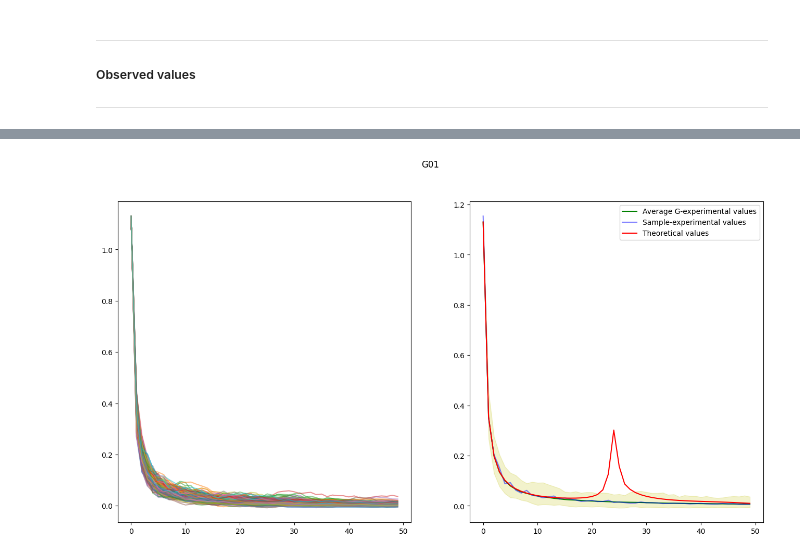
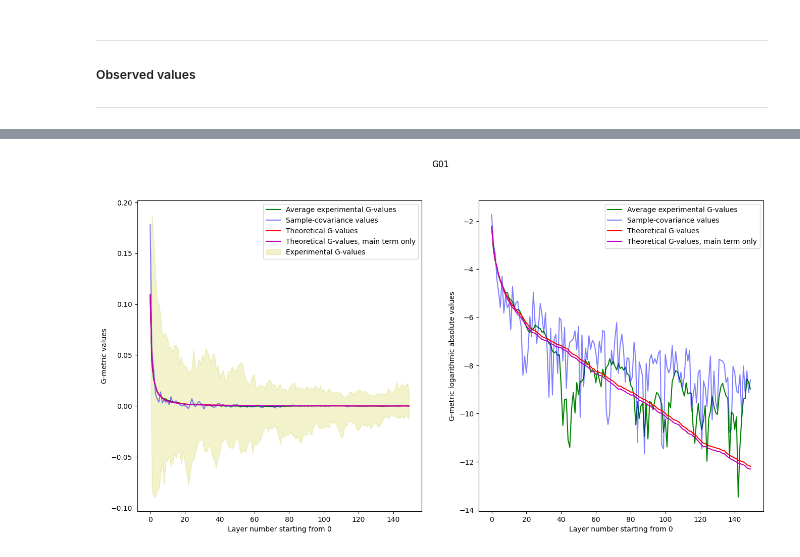
Before and after one commit to vkmbox/Ml-readinggroup, a Jupyter notebook: Roberts_Yaida/chapter5/init_distribution_recursion_ffn_tanh.ipynb, the cells around one changed output, grey strips where cells are left out. Drawn from its saved outputs; the diff is of its cells as text; code cells hidden in the pictures.

```diff
--- a/Roberts_Yaida/chapter5/init_distribution_recursion_ffn_tanh.ipynb
+++ b/Roberts_Yaida/chapter5/init_distribution_recursion_ffn_tanh.ipynb
@@ -197,7 +210,7 @@ def calc_integral4(layer_zb, aa_1,aa_2,aa_3,aa_4,ZZ_g):
         Exception("Expected value calculation method undetermined")
     return integral4
 # %%
-CALCULATE_GXX_ONLY=True
+CALCULATE_GXX_ONLY=False
 
 indices = range(0, nd)
 layer_zb = 0
@@ -237,7 +250,13 @@ while layer_next_zb < ln:
 
             GG_bottom = GG_integral+np.sum(GG_tail)/8
             matrix_GG_bottom[layer_next_zb, aa_1, aa_2] = matrix_GG_bottom[layer_next_zb, aa_2, aa_1] = GG_bottom
+            #GG_only
+            matrix_GG_only_bottom[layer_next_zb, aa_1, aa_2] = matrix_GG_only_bottom[layer_next_zb, aa_2, aa_1] = GG_integral
+
     GG_top_next = matrix_GG_top[layer_next_zb] = np.linalg.inv(matrix_GG_bottom[layer_next_zb])
+    #GG_only
+    matrix_gg_only_bottom[layer_next_zb] = matrix_GG_only_bottom[layer_next_zb]
+    matrix_gg_only_top[layer_next_zb] = matrix_GG_only_top[layer_next_zb] = np.linalg.inv(matrix_GG_only_bottom[layer_next_zb])
 
     if CALCULATE_GXX_ONLY==False:
         #print("Calculating v-coefficients with bottom indices")
@@ -360,7 +379,7 @@ for experiment_number in range(experiments_number):
         exp1_records = []
 
     testNet.init_weights(cb, cw)
-    res = testNet.forward(xx)
+    res = testNet.forward(train_set)
     yy[experiment_number] = res
     G00_records.append(testNet.get_gmetric(1,1).copy())
     if (nd > 1):
@@ -382,4 +401,14 @@ FeedForwardNet created with n0=100, nk=100, nl=100, l=50, bias_on=False
 --------------------------------------------------------------------------------------------------------------------------------------------------------------------------------------------------------
+# %%
+avex_g = f"Average experimental G-values"
+samplecov_z=f"Sample-covariance values"
+theor_g=f"Theoretical G-values"
+theor_g_main=f"Theoretical G-values, main term only"
+ex_g=f"Experimental G-values"
+lavernum="Layer number starting from 0"
+values_g="G-metric values"
+valueslogabs_g="G-metric logarithmic absolute values"
+valueslog_g="G-metric logarithmic values"
 # %%
 fig, (ax1, ax2) = plt.subplots(1, 2, figsize=(16, 8))
 
@@ -437,28 +486,37 @@ else:
 # %%
 if (nd > 1):
     fig, (ax1, ax2) = plt.subplots(1, 2, figsize=(16, 8))
 
-    for i, Gs in enumerate(G01_records):
-        ax1.plot(Gs, alpha=0.5, label=f"experiment {i}")
+    #for i, Gs in enumerate(G01_records):
+    #    ax1.plot(Gs, alpha=0.5, label=f"experiment {i}")
 
     G01_max = np.max(G01_records, axis=0)
     G01_min = np.min(G01_records, axis=0)
     G01_avg = np.average(G01_records, axis=0)
     cord_x = np.arange(0, len(G01_records[0]))
     G01_sample = []
     for xx in cord_x:
         G01_sample.append(np.cov(z0records[:,xx],z1records[:,xx])[0,1])
 
-    ax2.plot(G01_avg, color='g', label=f"Average G-experimental values")
-    #ax2.plot(G01_min, color='c', alpha=0.5, label=f"Min G-experimental values")
-    #ax2.plot(G01_max, color='y', alpha=0.5, label=f"Max G-experimental values")
-    ax2.plot(G01_sample, color='b', alpha=0.5, label=f"Sample-experimental values")
-    ax2.plot(matrix_GG_bottom[:,0,1], color='r', label=f"Theoretical values")
-    ax2.fill_between(x=cord_x, y1=G01_min, y2=G01_max, color='y', alpha=.2)
+    ax1.plot(G01_avg, color='g', label=avex_g)
+    ax1.plot((G01_sample), color='b', alpha=0.5, label=samplecov_z)
+    ax1.plot(matrix_GG_bottom[:,0,1], color='r', label=theor_g)
+    ax1.plot(matrix_GG_only_bottom[:,0,1], color='m', label=theor_g_main)
+    ax1.fill_between(x=cord_x, y1=((G01_min)), y2=((G01_max)), color='y', alpha=.2, label=ex_g)
+    ax1.set_xlabel(lavernum)
+    ax1.set_ylabel(values_g)
+    ax1.legend()
+
+    ax2.plot(np.log(np.abs(G01_avg)), color='g', label=avex_g)
+    ax2.plot(np.log(np.abs(np.asarray(G01_sample))), color='b', alpha=0.5, label=samplecov_z)
+    ax2.plot(np.log(np.abs(matrix_GG_bottom[:,0,1])), color='r', label=theor_g)
+    ax2.plot(np.log(np.abs(matrix_GG_only_bottom[:,0,1])), color='m', label=theor_g_main)
+    ax2.set_xlabel(lavernum)
+    ax2.set_ylabel(valueslogabs_g)
     ax2.legend()
 
     fig.suptitle("G01")
 else:
     print("G11 calculation skipped")
 # %% [output]
-[figure, old version]
+[figure, new version]
```
Also changed, not shown: parts of 15 cells of this notebook, 2 other files.
